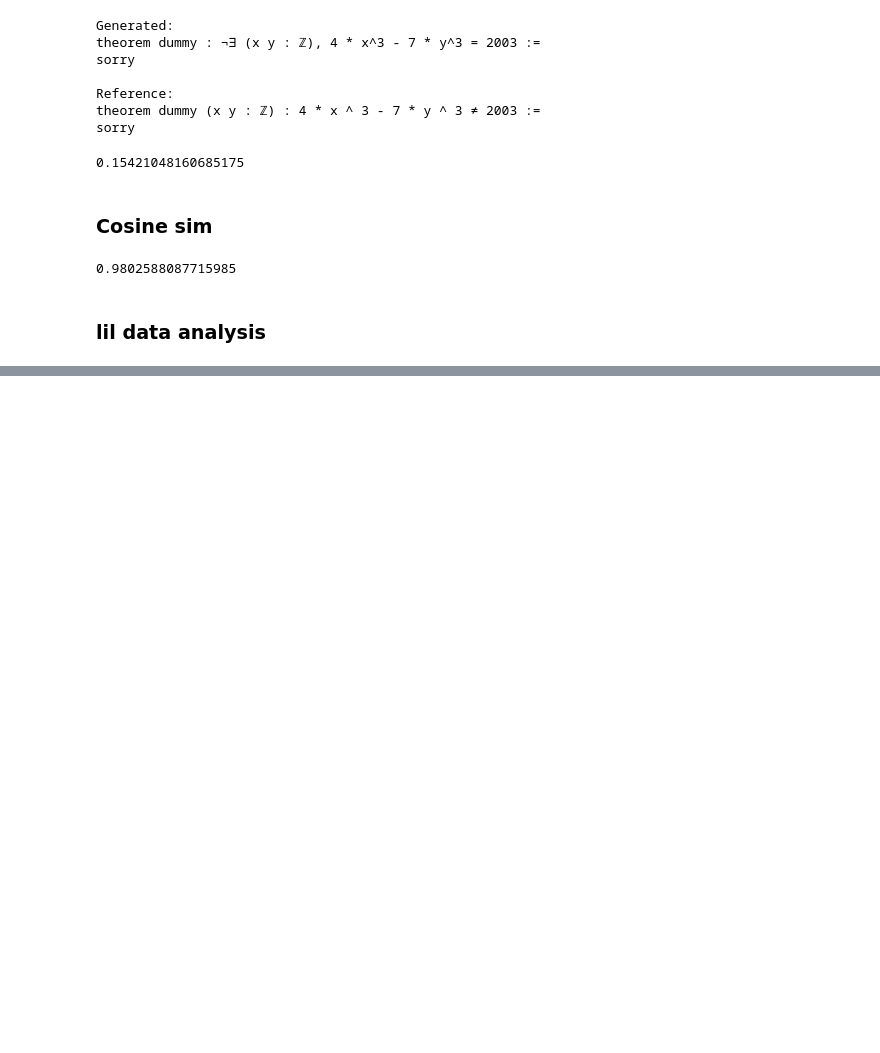
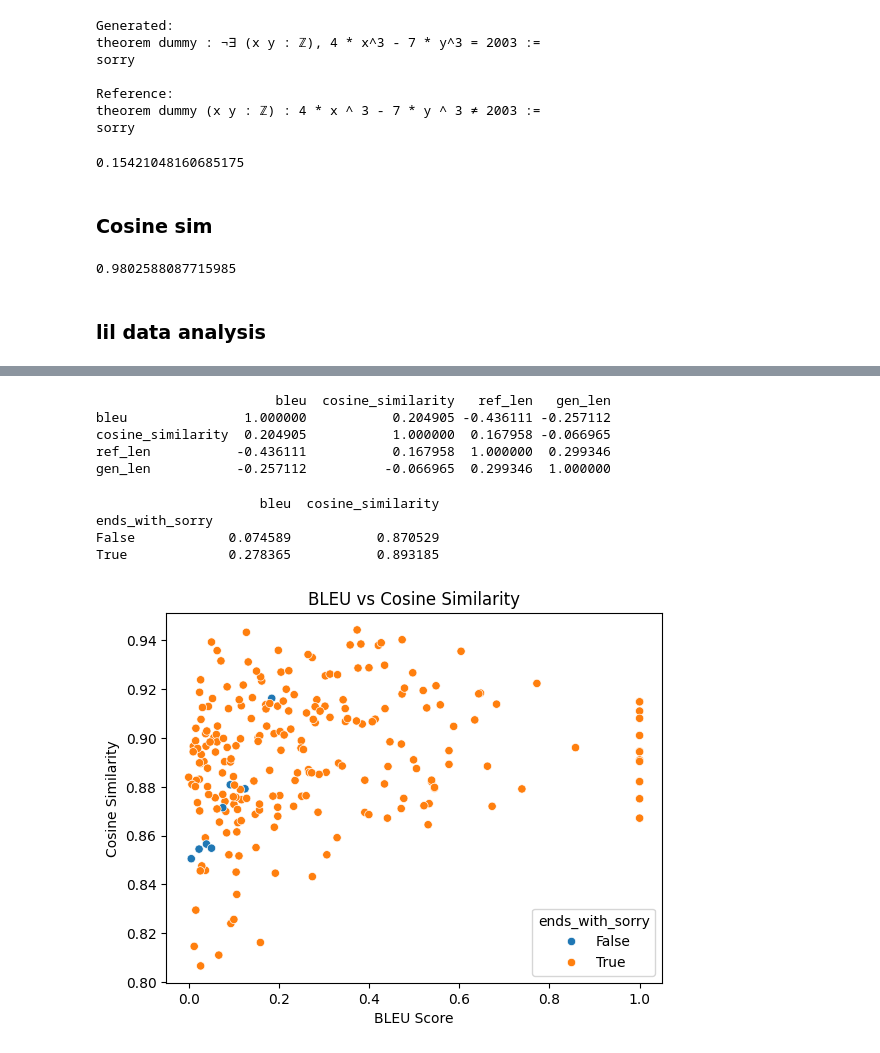
Before and after one commit to agatha-duzan/autoformalization_with_hypothesis, a Jupyter notebook: debug.ipynb, the cells around one changed output, grey strips where cells are left out. Drawn from its saved outputs; the diff is of its cells as text; code cells hidden in the pictures; blank space fills up the shorter version.

```diff
--- a/debug.ipynb
+++ b/debug.ipynb
@@ -264,0 +323,29 @@ df.head()
+# %%
+correlation_matrix = df[['bleu', 'cosine_similarity', 'ref_len', 'gen_len']].corr()
+print(correlation_matrix)
+# %% [output]
+                       bleu  cosine_similarity   ref_len   gen_len
+bleu               1.000000           0.204905 -0.436111 -0.257112
+cosine_similarity  0.204905           1.000000  0.167958 -0.066965
+ref_len           -0.436111           0.167958  1.000000  0.299346
+gen_len           -0.257112          -0.066965  0.299346  1.000000
+# %%
+sorry_analysis = df.groupby('ends_with_sorry')[['bleu', 'cosine_similarity']].mean()
+print(sorry_analysis)
+# %% [output]
+                     bleu  cosine_similarity
+ends_with_sorry
+False            0.074589           0.870529
+True             0.278365           0.893185
+# %%
+import seaborn as sns
+
+# Scatter plot with 'ends_with_sorry' color-coded
+plt.figure()
+sns.scatterplot(data=df, x='bleu', y='cosine_similarity', hue='ends_with_sorry')
+plt.title('BLEU vs Cosine Similarity')
+plt.xlabel('BLEU Score')
+plt.ylabel('Cosine Similarity')
+plt.show()
+# %% [output]
+[figure, added]
```
Also changed, not shown: parts of 5 cells of this notebook.
